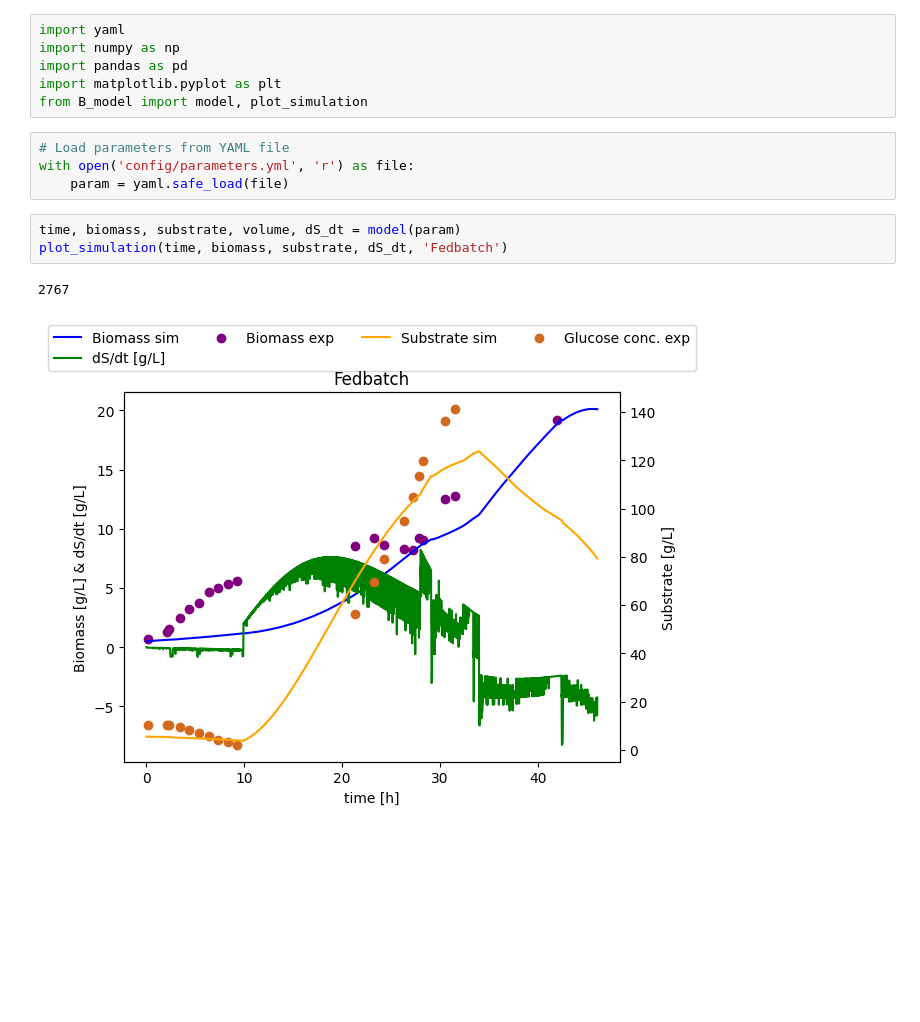
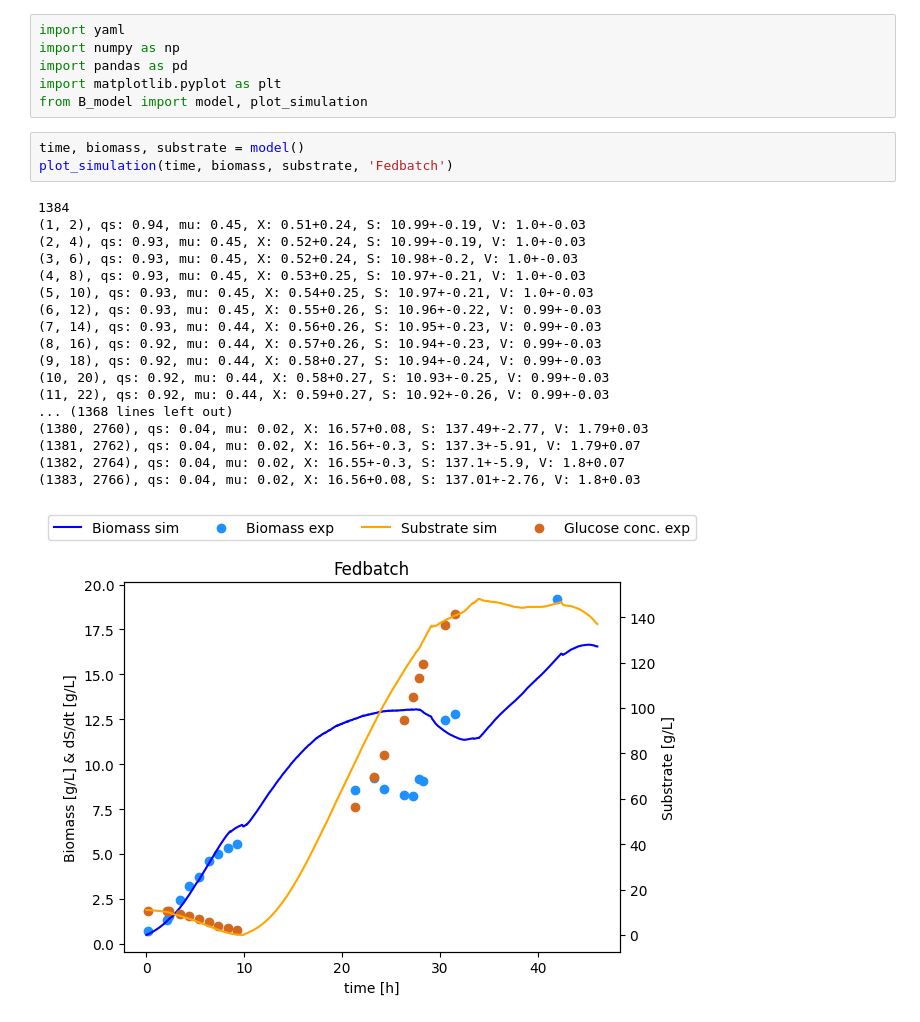
Before and after one commit to boripf/hybrid-model-corynebacterium, a Jupyter notebook: B_simulation.ipynb, the cells around one changed output. Saved outputs shown, nothing was run; the diff lists cells and outputs as text; blank space fills up the shorter version.

```diff
--- a/B_simulation.ipynb
+++ b/B_simulation.ipynb
@@ -4,13 +4,25 @@ import numpy as np
 import pandas as pd
 import matplotlib.pyplot as plt
 from B_model import model, plot_simulation
-# %%
-# Load parameters from YAML file
-with open('config/parameters.yml', 'r') as file:
-    param = yaml.safe_load(file)
 # %%
-time, biomass, substrate, volume, dS_dt = model(param)
-plot_simulation(time, biomass, substrate, dS_dt, 'Fedbatch')
+time, biomass, substrate = model()
+plot_simulation(time, biomass, substrate, 'Fedbatch')
 # %% [output]
-2767
+1384
+(1, 2), qs: 0.94, mu: 0.45, X: 0.51+0.24, S: 10.99+-0.19, V: 1.0+-0.03
+(2, 4), qs: 0.93, mu: 0.45, X: 0.52+0.24, S: 10.99+-0.19, V: 1.0+-0.03
+(3, 6), qs: 0.93, mu: 0.45, X: 0.52+0.24, S: 10.98+-0.2, V: 1.0+-0.03
+(4, 8), qs: 0.93, mu: 0.45, X: 0.53+0.25, S: 10.97+-0.21, V: 1.0+-0.03
+(5, 10), qs: 0.93, mu: 0.45, X: 0.54+0.25, S: 10.97+-0.21, V: 1.0+-0.03
+(6, 12), qs: 0.93, mu: 0.45, X: 0.55+0.26, S: 10.96+-0.22, V: 0.99+-0.03
+(7, 14), qs: 0.93, mu: 0.44, X: 0.56+0.26, S: 10.95+-0.23, V: 0.99+-0.03
+(8, 16), qs: 0.92, mu: 0.44, X: 0.57+0.26, S: 10.94+-0.23, V: 0.99+-0.03
+(9, 18), qs: 0.92, mu: 0.44, X: 0.58+0.27, S: 10.94+-0.24, V: 0.99+-0.03
+(10, 20), qs: 0.92, mu: 0.44, X: 0.58+0.27, S: 10.93+-0.25, V: 0.99+-0.03
+(11, 22), qs: 0.92, mu: 0.44, X: 0.59+0.27, S: 10.92+-0.26, V: 0.99+-0.03
+... (1368 lines left out)
+(1380, 2760), qs: 0.04, mu: 0.02, X: 16.57+0.08, S: 137.49+-2.77, V: 1.79+0.03
+(1381, 2762), qs: 0.04, mu: 0.02, X: 16.56+-0.3, S: 137.3+-5.91, V: 1.79+0.07
+(1382, 2764), qs: 0.04, mu: 0.02, X: 16.55+-0.3, S: 137.1+-5.9, V: 1.8+0.07
+(1383, 2766), qs: 0.04, mu: 0.02, X: 16.56+0.08, S: 137.01+-2.76, V: 1.8+0.03
-[figure, old version]
+[figure, new version]
```
Also changed, not shown: 7 other files.
